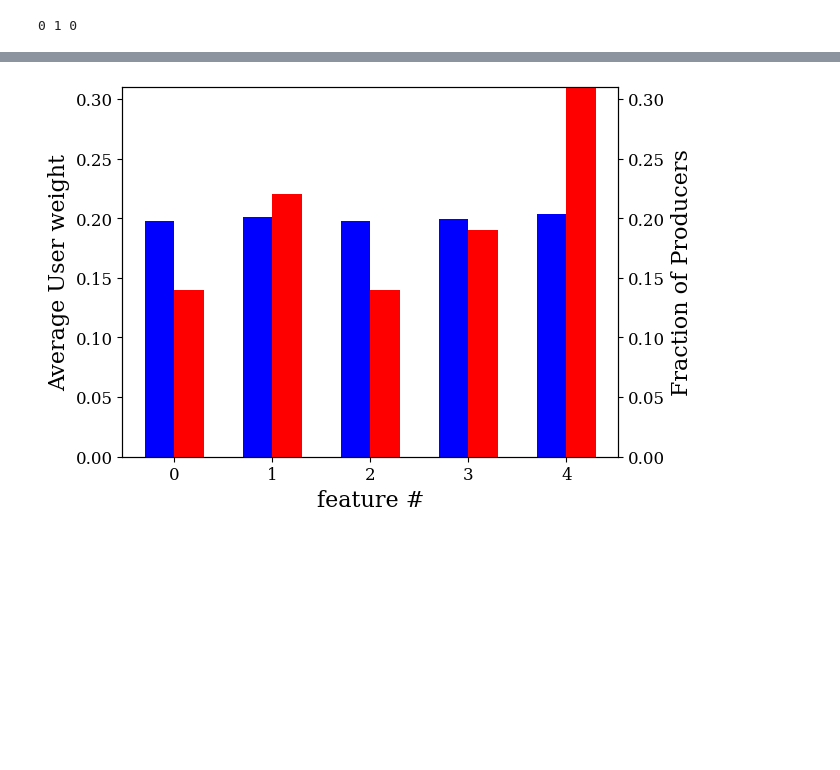
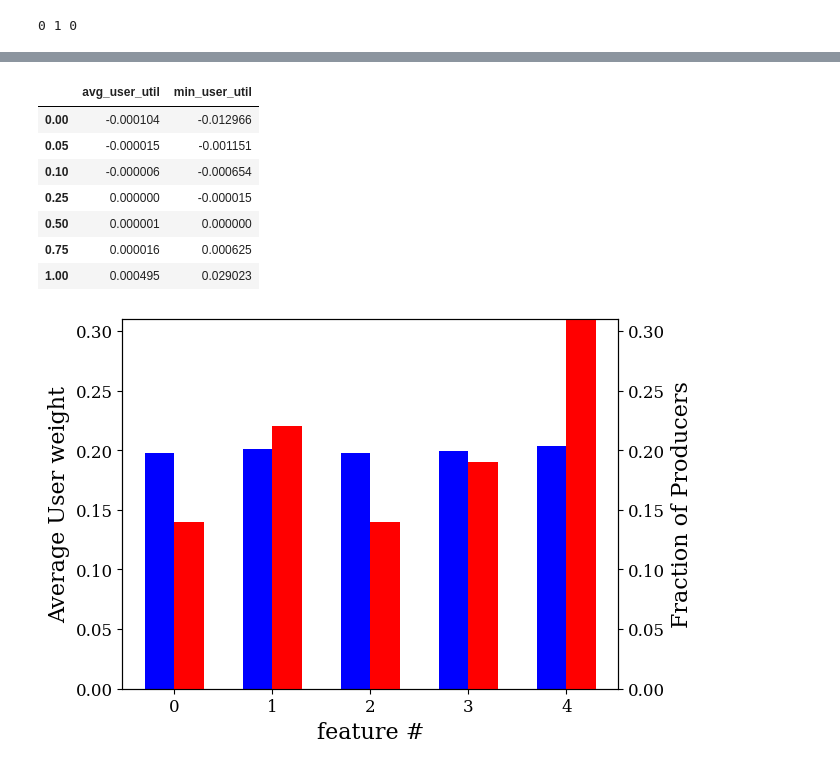
Before and after one commit to krishnacharya/recsys_eq, a Jupyter notebook: notebooks/User_eng_producermaximize_smexposure.ipynb, the cells around one changed output, grey strips where cells are left out. Cells and saved outputs as stored; diff of their text form; code cells hidden in the pictures; blank space fills up the shorter version.

```diff
--- a/notebooks/User_eng_producermaximize_smexposure.ipynb
+++ b/notebooks/User_eng_producermaximize_smexposure.ipynb
@@ -149,3 +55,15 @@ Name: producer_dist, Length: 400, dtype: object
+# %%
+# softmax engagement vs exposure producer utility is not definitive for user engagement utility
+(df_softmax[user_utils] - df_smexp[user_utils]).quantile([0, 0.05, 0.1, 0.25, .5, .75, 1.0]) # rightmost is max
+# %% [output]
+|  | avg_user_util | min_user_util |
+| 0.00 | -0.000104 | -0.012966 |
+| 0.05 | -0.000015 | -0.001151 |
+| 0.10 | -0.000006 | -0.000654 |
+| 0.25 | 0.000000 | -0.000015 |
+| 0.50 | 0.000001 | 0.000000 |
+| 0.75 | 0.000016 | 0.000625 |
+| 1.00 | 0.000495 | 0.029023 |
 # %%
 #Uniform synthetic pd, ud plots
 df_smexp = pd.read_pickle("../saved_frames/Uniform_grid_smexposure.pkl")
```
Also changed, not shown: parts of 20 cells of this notebook.
